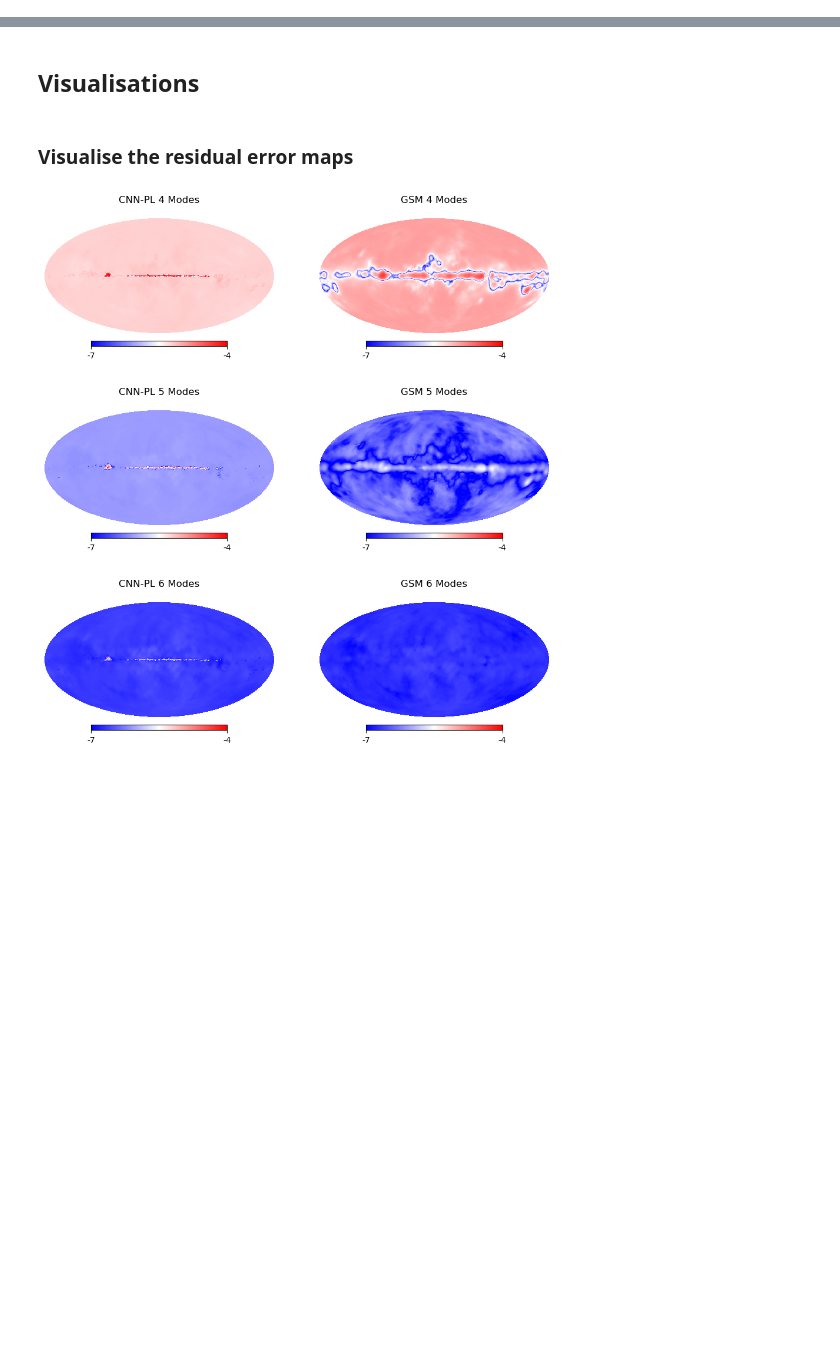
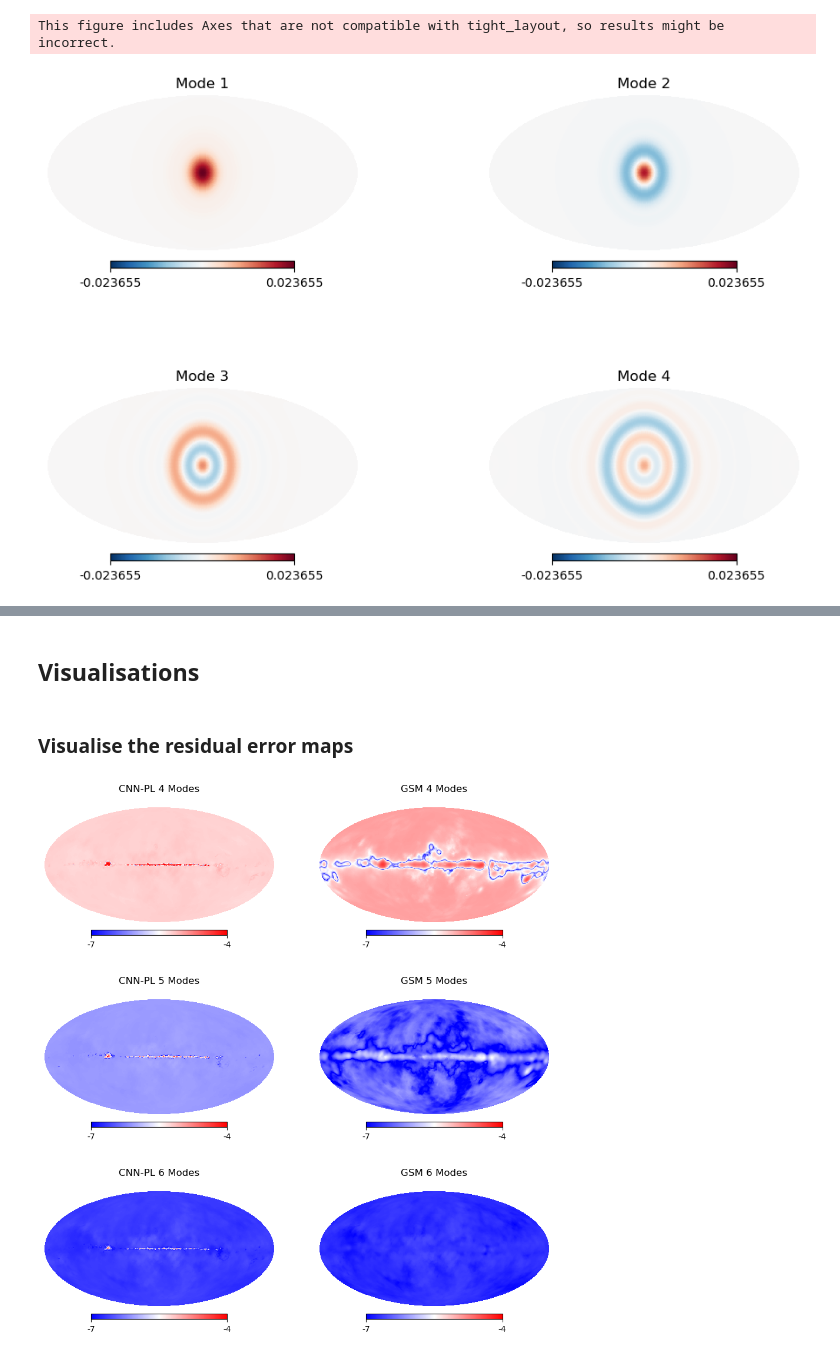
Before and after one commit to zzhang0123/MERS, a Jupyter notebook: notebooks/NB1_diffuse.ipynb, the cells around one changed output, grey strips where cells are left out. Saved outputs shown, nothing was run; the diff lists cells and outputs as text; code cells hidden in the pictures; blank space fills up the shorter version.

```diff
--- a/notebooks/CNN-PL_and_GSM_fitting.ipynb
+++ b/notebooks/NB1_diffuse.ipynb
@@ -74,0 +337,12 @@ GSM_coeffs_maps_6, GSM_loss_map_6 = fit_entire_fg_map(GSM_sky, pivot_specidx_map
+# %%
+Sinc_U, Sinc_S, Sinc_Vh = Sinc_ch_beam.generate_SVD_beams()
+
+# BCF
+ref_beam_window = Sinc_ch_beam.bl_list[50]
+ref_map = CNN_sky[:, 50]
+Sinc_BCF_cube = np.array(Sinc_ch_beam.generate_BCF(ref_map, ref_beam_window))
+# %%
+plot_svd_beam_modes(Sinc_Vh, nest=False)
+# %% [output]
+This figure includes Axes that are not compatible with tight_layout, so results might be incorrect.
+[figure, added]
```
Also changed, not shown: parts of 47 cells of this notebook, 9 other files.
